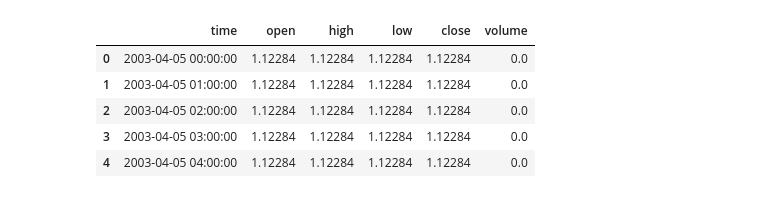
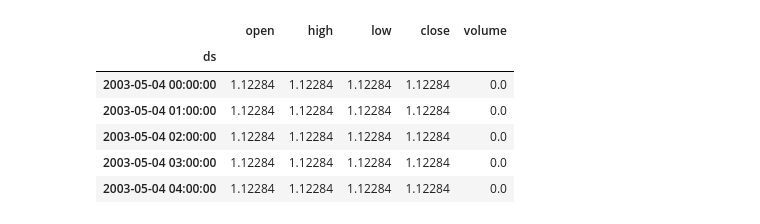
Before and after one commit to apolanco3225/Quant-Finance-Courses, a Jupyter notebook: Algoritmic Trading Bot/Tutorials (exercises)/Forex_bot_EUR_USD.ipynb, the cells around one changed output. Drawn from its saved outputs; the diff is of its cells as text; code cells hidden in the pictures.

```diff
--- a/Algoritmic Trading Bot/Tutorials (exercises)/Forex_bot_EUR_USD.ipynb
+++ b/Algoritmic Trading Bot/Tutorials (exercises)/Forex_bot_EUR_USD.ipynb
@@ -5,15 +12,27 @@ import pandas_ta as ta
 # %%
 data = pd.read_csv(
     "data/EURUSD_Candlestick_1_Hour_BID_04.05.2003-15.04.2023.csv",
-    parse_dates=["Gmt time"]
+    #parse_dates=True,
+    #infer_datetime_format=True
 )
-data.rename(columns={"Gmt time":"time"}, inplace=True)
-data.set_index("time")
+
+data.rename(columns={"Gmt time":"ds"}, inplace=True)
+data.set_index("ds", inplace=True)
+data.index = data.index.str[:-4]
+
+
+data.index = pd.to_datetime(
+            data.index,
+            format = "%d.%m.%Y %H:%M:%S"
+)
+
+data.sort_index(inplace=True)
 data.head()
 # %% [output]
-|  | time | open | high | low | close | volume |
-| 0 | 2003-04-05 00:00:00 | 1.12284 | 1.12284 | 1.12284 | 1.12284 | 0.0 |
-| 1 | 2003-04-05 01:00:00 | 1.12284 | 1.12284 | 1.12284 | 1.12284 | 0.0 |
-| 2 | 2003-04-05 02:00:00 | 1.12284 | 1.12284 | 1.12284 | 1.12284 | 0.0 |
-| 3 | 2003-04-05 03:00:00 | 1.12284 | 1.12284 | 1.12284 | 1.12284 | 0.0 |
-| 4 | 2003-04-05 04:00:00 | 1.12284 | 1.12284 | 1.12284 | 1.12284 | 0.0 |
+|  | open | high | low | close | volume |
+| ds |  |  |  |  |  |
+| 2003-05-04 00:00:00 | 1.12284 | 1.12284 | 1.12284 | 1.12284 | 0.0 |
+| 2003-05-04 01:00:00 | 1.12284 | 1.12284 | 1.12284 | 1.12284 | 0.0 |
+| 2003-05-04 02:00:00 | 1.12284 | 1.12284 | 1.12284 | 1.12284 | 0.0 |
+| 2003-05-04 03:00:00 | 1.12284 | 1.12284 | 1.12284 | 1.12284 | 0.0 |
+| 2003-05-04 04:00:00 | 1.12284 | 1.12284 | 1.12284 | 1.12284 | 0.0 |
```
Also changed, not shown: parts of 15 cells of this notebook.
